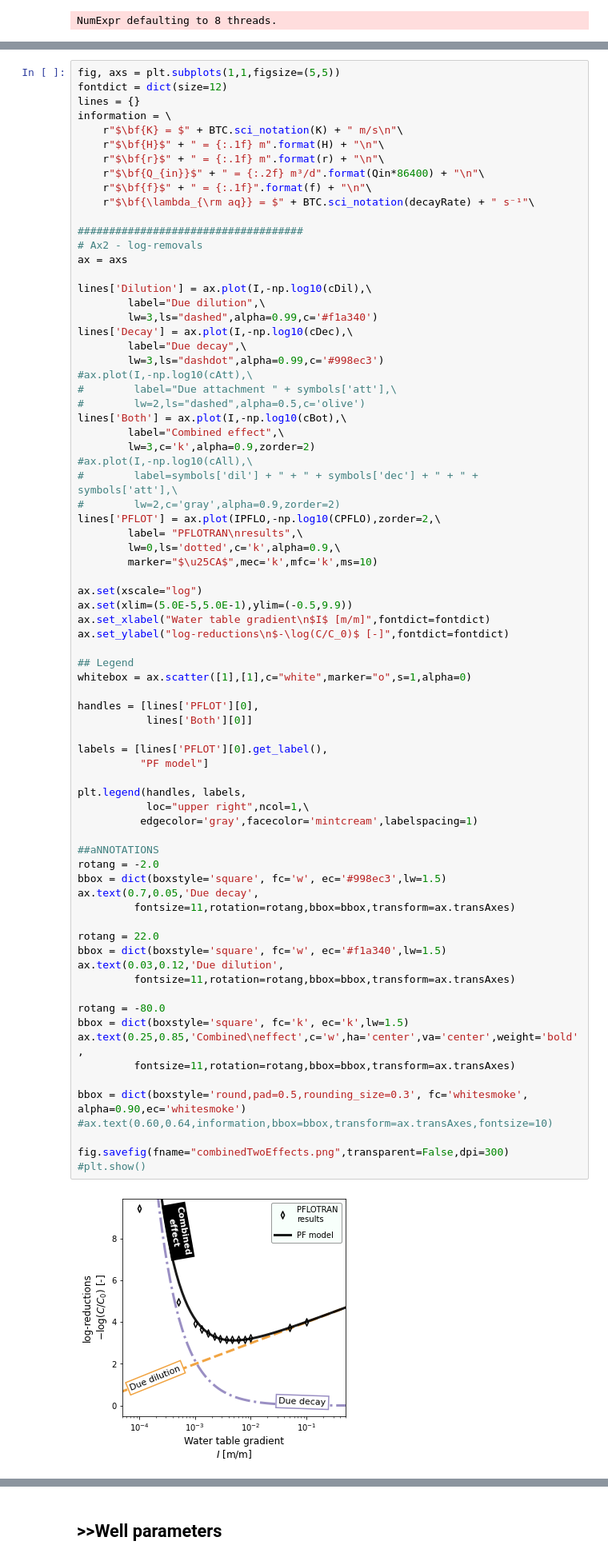
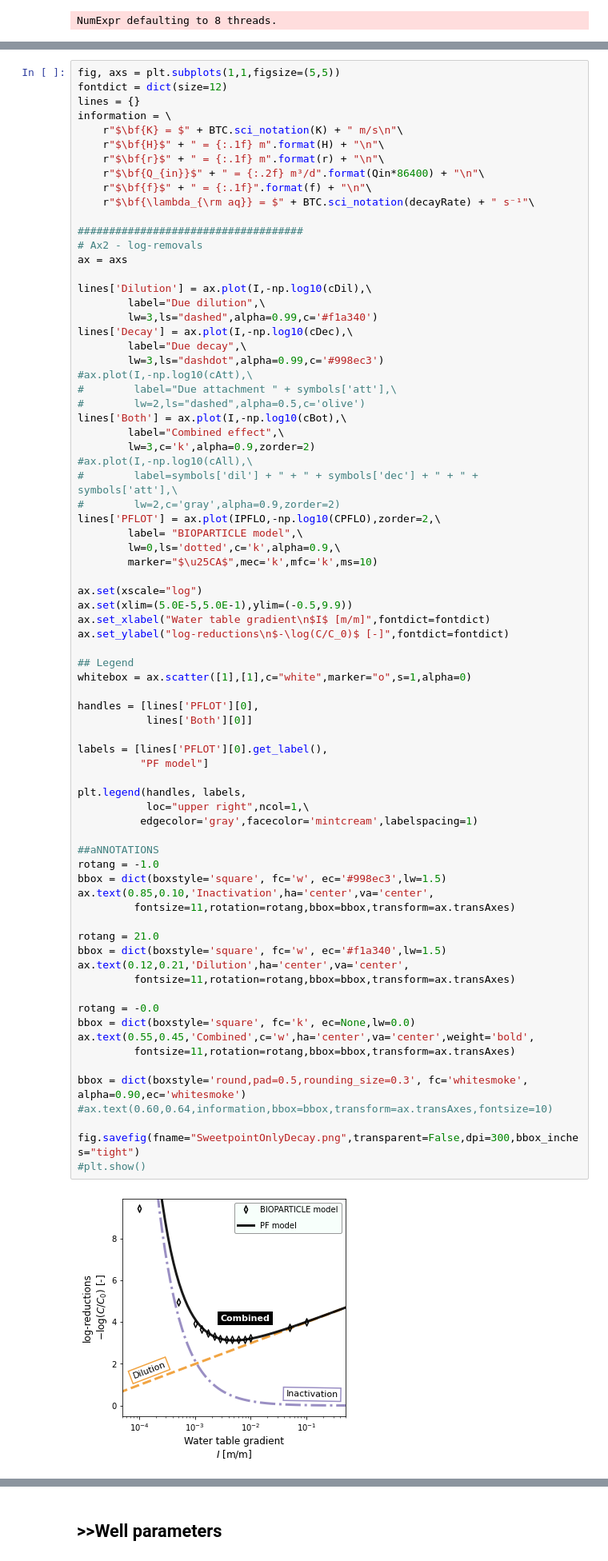
Before and after one commit to edsaac/bioparticle, a Jupyter notebook: notebooks/Concepts/Find worst case (1).ipynb, the cells around one changed output, grey strips where cells are left out. Shown at 80% size. Saved outputs shown, nothing was run; the diff lists cells and outputs as text.

```diff
--- a/notebooks/Concepts/Find worst case (1).ipynb
+++ b/notebooks/Concepts/Find worst case (1).ipynb
@@ -384,7 +384,7 @@ lines['Both'] = ax.plot(I,-np.log10(cBot),\
 #        label=symbols['dil'] + " + " + symbols['dec'] + " + " + symbols['att'],\
 #        lw=2,c='gray',alpha=0.9,zorder=2)
 lines['PFLOT'] = ax.plot(IPFLO,-np.log10(CPFLO),zorder=2,\
-        label= "PFLOTRAN\nresults",\
+        label= "BIOPARTICLE model",\
         lw=0,ls='dotted',c='k',alpha=0.9,\
         marker="$\u25CA$",mec='k',mfc='k',ms=10)
 
@@ -393,42 +393,42 @@ ax.set(xlim=(5.0E-5,5.0E-1),ylim=(-0.5,9.9))
 ax.set_xlabel("Water table gradient\n$I$ [m/m]",fontdict=fontdict)
 ax.set_ylabel("log-reductions\n$-\log(C/C_0)$ [-]",fontdict=fontdict)
 
 ## Legend
 whitebox = ax.scatter([1],[1],c="white",marker="o",s=1,alpha=0)
 
 handles = [lines['PFLOT'][0],
            lines['Both'][0]]
 
 labels = [lines['PFLOT'][0].get_label(),
           "PF model"]
 
 plt.legend(handles, labels,
            loc="upper right",ncol=1,\
           edgecolor='gray',facecolor='mintcream',labelspacing=1)
 
 ##aNNOTATIONS
-rotang = -2.0
+rotang = -1.0
 bbox = dict(boxstyle='square', fc='w', ec='#998ec3',lw=1.5)
-ax.text(0.7,0.05,'Due decay',
+ax.text(0.85,0.10,'Inactivation',ha='center',va='center',
          fontsize=11,rotation=rotang,bbox=bbox,transform=ax.transAxes)
 
-rotang = 22.0
+rotang = 21.0
 bbox = dict(boxstyle='square', fc='w', ec='#f1a340',lw=1.5)
-ax.text(0.03,0.12,'Due dilution',
+ax.text(0.12,0.21,'Dilution',ha='center',va='center',
          fontsize=11,rotation=rotang,bbox=bbox,transform=ax.transAxes)
 
-rotang = -80.0
-bbox = dict(boxstyle='square', fc='k', ec='k',lw=1.5)
-ax.text(0.25,0.85,'Combined\neffect',c='w',ha='center',va='center',weight='bold',
+rotang = -0.0
+bbox = dict(boxstyle='square', fc='k', ec=None,lw=0.0)
+ax.text(0.55,0.45,'Combined',c='w',ha='center',va='center',weight='bold',
          fontsize=11,rotation=rotang,bbox=bbox,transform=ax.transAxes)
 
 bbox = dict(boxstyle='round,pad=0.5,rounding_size=0.3', fc='whitesmoke', alpha=0.90,ec='whitesmoke')
 #ax.text(0.60,0.64,information,bbox=bbox,transform=ax.transAxes,fontsize=10)
 
-fig.savefig(fname="combinedTwoEffects.png",transparent=False,dpi=300)
+fig.savefig(fname="SweetpointOnlyDecay.png",transparent=False,dpi=300,bbox_inches="tight")
 #plt.show()
 # %% [output]
-[figure, old version]
+[figure, new version]
 # %%
 fig, axs = plt.subplots(1,1,figsize=(5,5))
 fontdict = dict(size=12)
```
Also changed, not shown: parts of 1 cell of this notebook, 26 other files.
